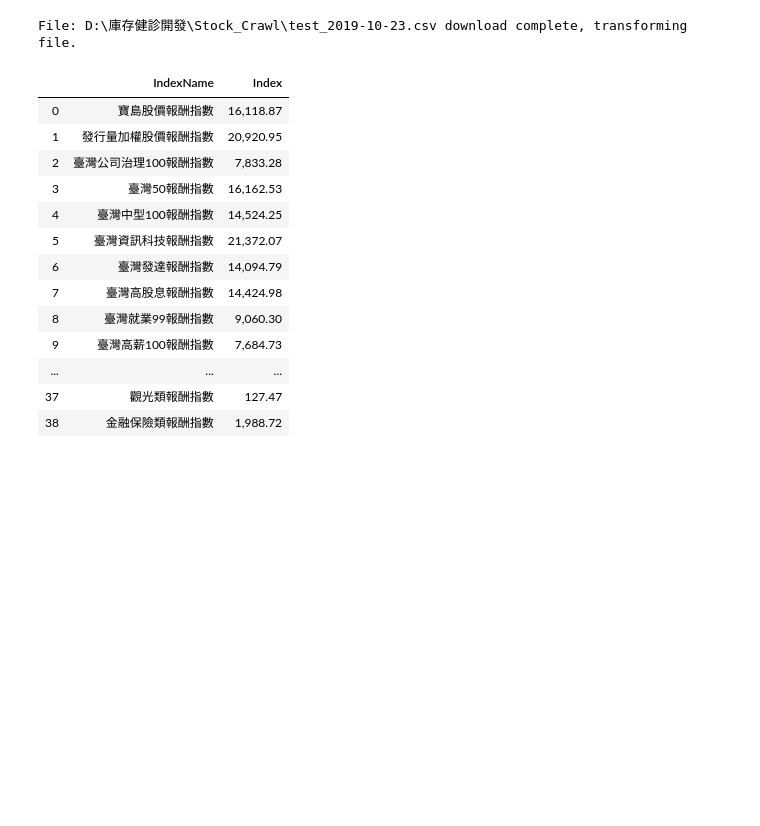
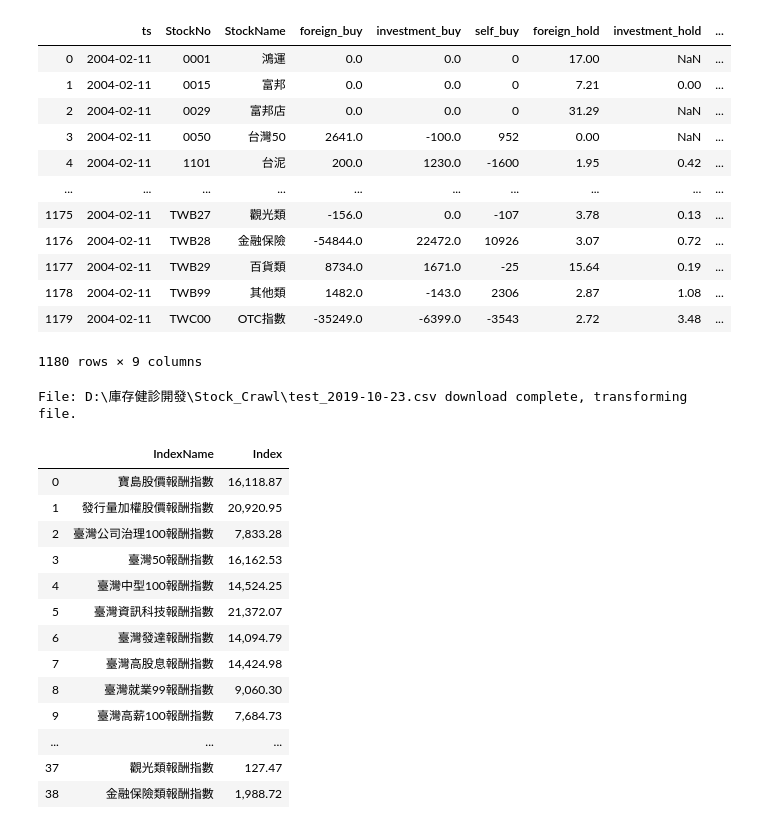
Before and after one commit to datateams0982/Inventory_Check, a Jupyter notebook: Preprocess/Untitled.ipynb, the cells around one changed output. Drawn from its saved outputs; the diff is of its cells as text; code cells hidden in the pictures; blank space fills up the shorter version.

```diff
--- a/Preprocess/Untitled.ipynb
+++ b/Preprocess/Untitled.ipynb
@@ -53,3 +24,21 @@ for i, d in enumerate(dates):
+# %%
+file_path = 'C:\\Users\\011553\\Downloads\\'
+filename = '20040211_日法人持股估計.txt'
+read_inventory(filename, file_path)
+# %% [output]
+|  | ts | StockNo | StockName | foreign_buy | investment_buy | self_buy | foreign_hold | investment_hold | ... |
+| 0 | 2004-02-11 | 0001 | 鴻運 | 0.0 | 0.0 | 0 | 17.00 | NaN | ... |
+| 1 | 2004-02-11 | 0015 | 富邦 | 0.0 | 0.0 | 0 | 7.21 | 0.00 | ... |
+| 2 | 2004-02-11 | 0029 | 富邦店 | 0.0 | 0.0 | 0 | 31.29 | NaN | ... |
+| 3 | 2004-02-11 | 0050 | 台灣50 | 2641.0 | -100.0 | 952 | 0.00 | NaN | ... |
+| 4 | 2004-02-11 | 1101 | 台泥 | 200.0 | 1230.0 | -1600 | 1.95 | 0.42 | ... |
+| ... | ... | ... | ... | ... | ... | ... | ... | ... | ... |
+| 1175 | 2004-02-11 | TWB27 | 觀光類 | -156.0 | 0.0 | -107 | 3.78 | 0.13 | ... |
+| 1176 | 2004-02-11 | TWB28 | 金融保險 | -54844.0 | 22472.0 | 10926 | 3.07 | 0.72 | ... |
+| 1177 | 2004-02-11 | TWB29 | 百貨類 | 8734.0 | 1671.0 | -25 | 15.64 | 0.19 | ... |
+| 1178 | 2004-02-11 | TWB99 | 其他類 | 1482.0 | -143.0 | 2306 | 2.87 | 1.08 | ... |
+| 1179 | 2004-02-11 | TWC00 | OTC指數 | -35249.0 | -6399.0 | -3543 | 2.72 | 3.48 | ... |
+1180 rows × 9 columns
 # %%
 data_date = str(date(2019,10,23))
 file_name = 'test_{datadate}.csv'.format(datadate=data_date)
```
Also changed, not shown: parts of 4 cells of this notebook, 8 other files.
